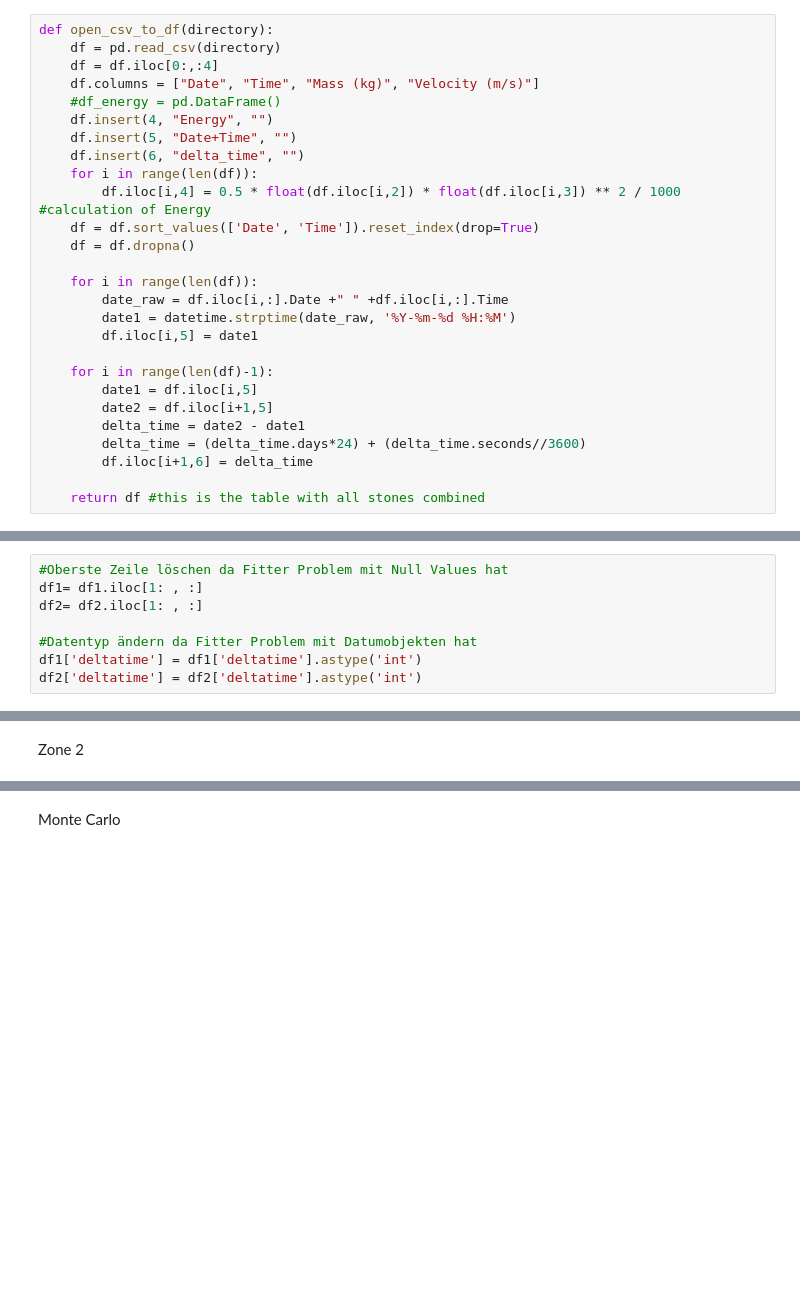
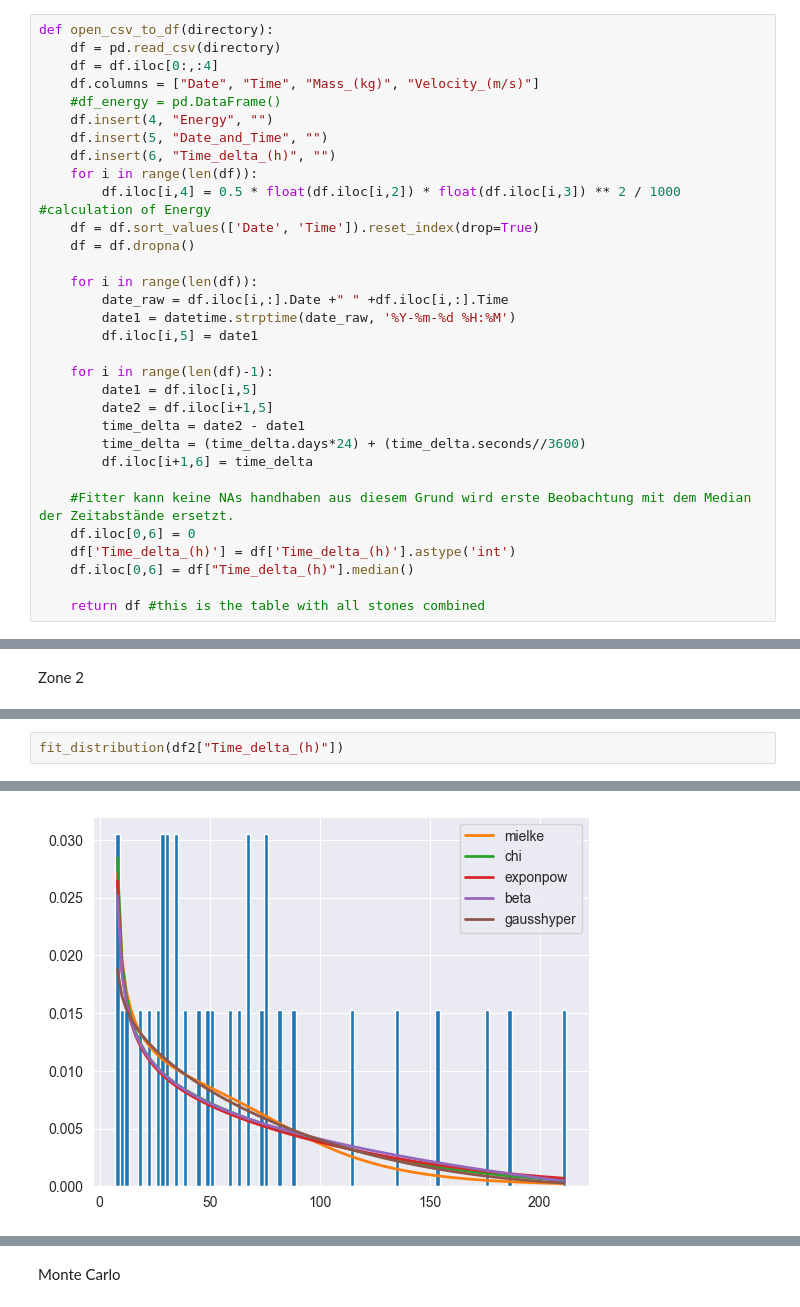
Before and after one commit to lhenchoz/cwm1, a Jupyter notebook: Steinschlag_v1.ipynb, the cells around one changed output, grey strips where cells are left out. Cells and saved outputs as stored; diff of their text form; blank space fills up the shorter version.

```diff
--- a/Steinschlag_v1.ipynb
+++ b/Steinschlag_v1.ipynb
@@ -16,11 +16,11 @@ Daten laden und säubern
 def open_csv_to_df(directory):
     df = pd.read_csv(directory)
     df = df.iloc[0:,:4]
-    df.columns = ["Date", "Time", "Mass (kg)", "Velocity (m/s)"]
+    df.columns = ["Date", "Time", "Mass_(kg)", "Velocity_(m/s)"]
     #df_energy = pd.DataFrame()
     df.insert(4, "Energy", "")
-    df.insert(5, "Date+Time", "")
-    df.insert(6, "delta_time", "")
+    df.insert(5, "Date_and_Time", "")
+    df.insert(6, "Time_delta_(h)", "")
     for i in range(len(df)):
         df.iloc[i,4] = 0.5 * float(df.iloc[i,2]) * float(df.iloc[i,3]) ** 2 / 1000 #calculation of Energy
     df = df.sort_values(['Date', 'Time']).reset_index(drop=True)
@@ -34,9 +34,14 @@ def open_csv_to_df(directory):
     for i in range(len(df)-1):
         date1 = df.iloc[i,5]
         date2 = df.iloc[i+1,5]
-        delta_time = date2 - date1
-        delta_time = (delta_time.days*24) + (delta_time.seconds//3600)
-        df.iloc[i+1,6] = delta_time
+        time_delta = date2 - date1
+        time_delta = (time_delta.days*24) + (time_delta.seconds//3600)
+        df.iloc[i+1,6] = time_delta
+
+    #Fitter kann keine NAs handhaben aus diesem Grund wird erste Beobachtung mit dem Median der Zeitabstände ersetzt.
+    df.iloc[0,6] = 0
+    df['Time_delta_(h)'] = df['Time_delta_(h)'].astype('int')
+    df.iloc[0,6] = df["Time_delta_(h)"].median()
 
     return df #this is the table with all stones combined
 # %%
@@ -47,11 +64,3 @@ Todo: Sollte oben noch implementiert werden
-# %%
-#Oberste Zeile löschen da Fitter Problem mit Null Values hat
-df1= df1.iloc[1: , :]
-df2= df2.iloc[1: , :]
-
-#Datentyp ändern da Fitter Problem mit Datumobjekten hat
-df1['deltatime'] = df1['deltatime'].astype('int')
-df2['deltatime'] = df2['deltatime'].astype('int')
 # %% [markdown]
 Funktion für Fitting von Verteilungen
 # %%
@@ -92,0 +146,3 @@ Zone 2
+# %%
+fit_distribution(df2["Time_delta_(h)"])
+# %% [output]
@@ -92,0 +162 @@ Zone 2
+[figure, added]
```
Also changed, not shown: parts of 19 cells of this notebook.
